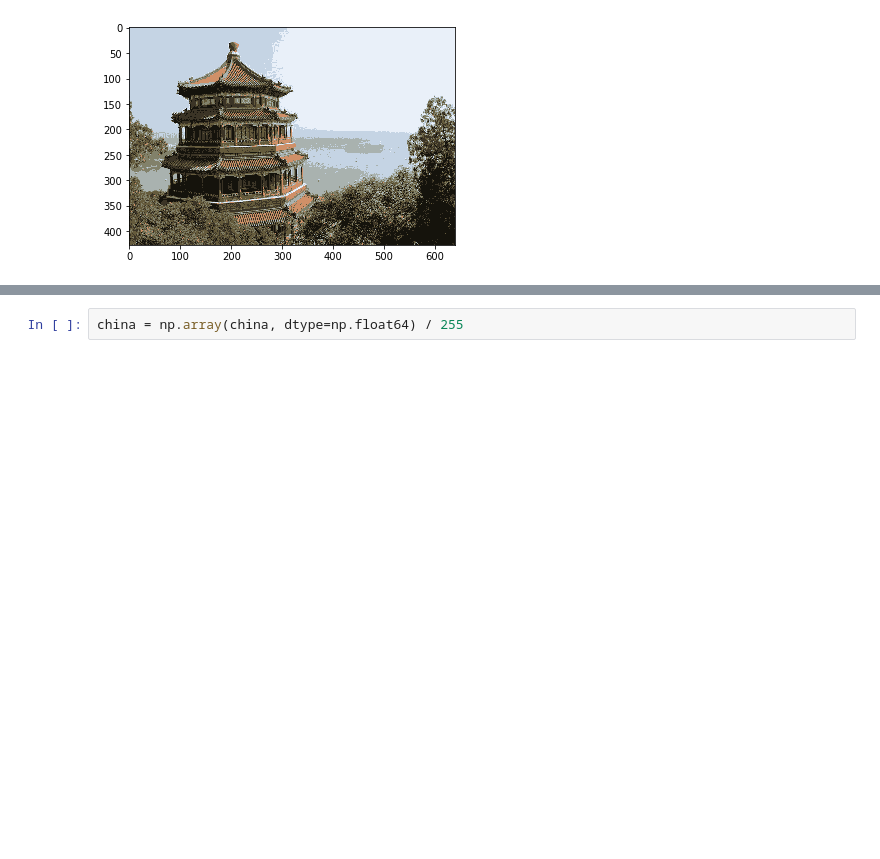
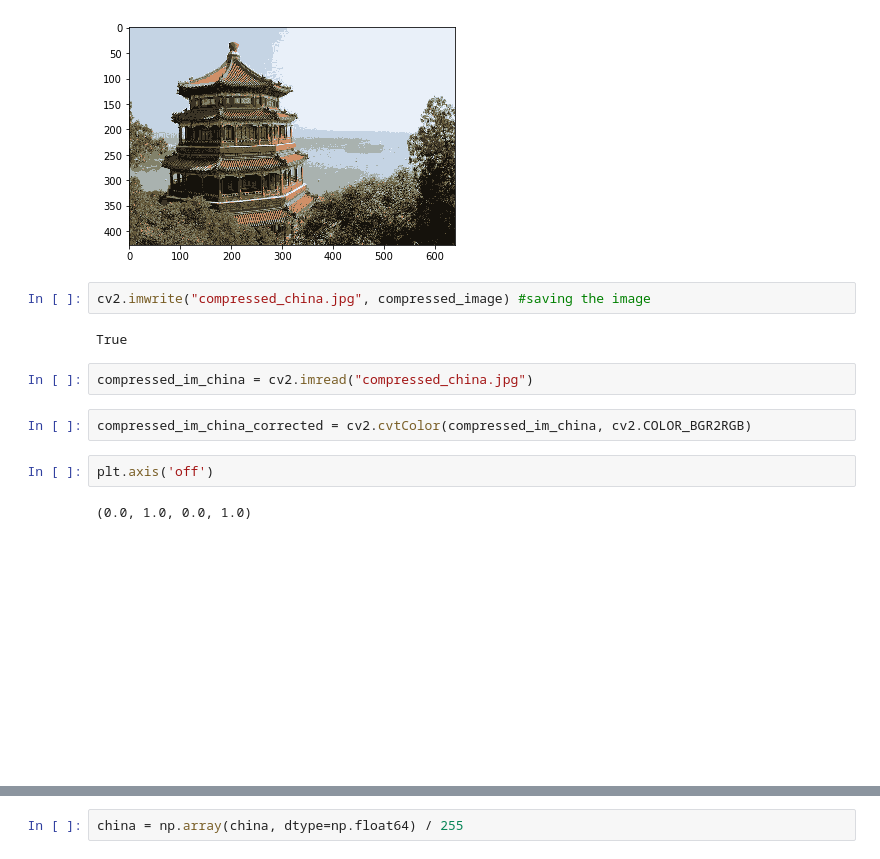
Before and after one commit to rastislp/Machine_learning, a Jupyter notebook: scikit-learn.ipynb, the cells around one changed output, grey strips where cells are left out. Drawn from its saved outputs; the diff is of its cells as text; blank space fills up the shorter version.

```diff
--- a/scikit-learn.ipynb
+++ b/scikit-learn.ipynb
@@ -281,3 +265,16 @@ plt.imshow(compressed_image)
 # %% [output]
 <matplotlib.image.AxesImage at 0x...>
 [figure]
+# %%
+cv2.imwrite("compressed_china.jpg", compressed_image) #saving the image
+# %% [output]
+True
+# %%
+compressed_im_china = cv2.imread("compressed_china.jpg")
+# %%
+compressed_im_china_corrected = cv2.cvtColor(compressed_im_china, cv2.COLOR_BGR2RGB)
+# %%
+plt.axis('off')
+# %% [output]
+(0.0, 1.0, 0.0, 1.0)
+[figure, added]
```
Also changed, not shown: parts of 12 cells of this notebook, 1 other file.
